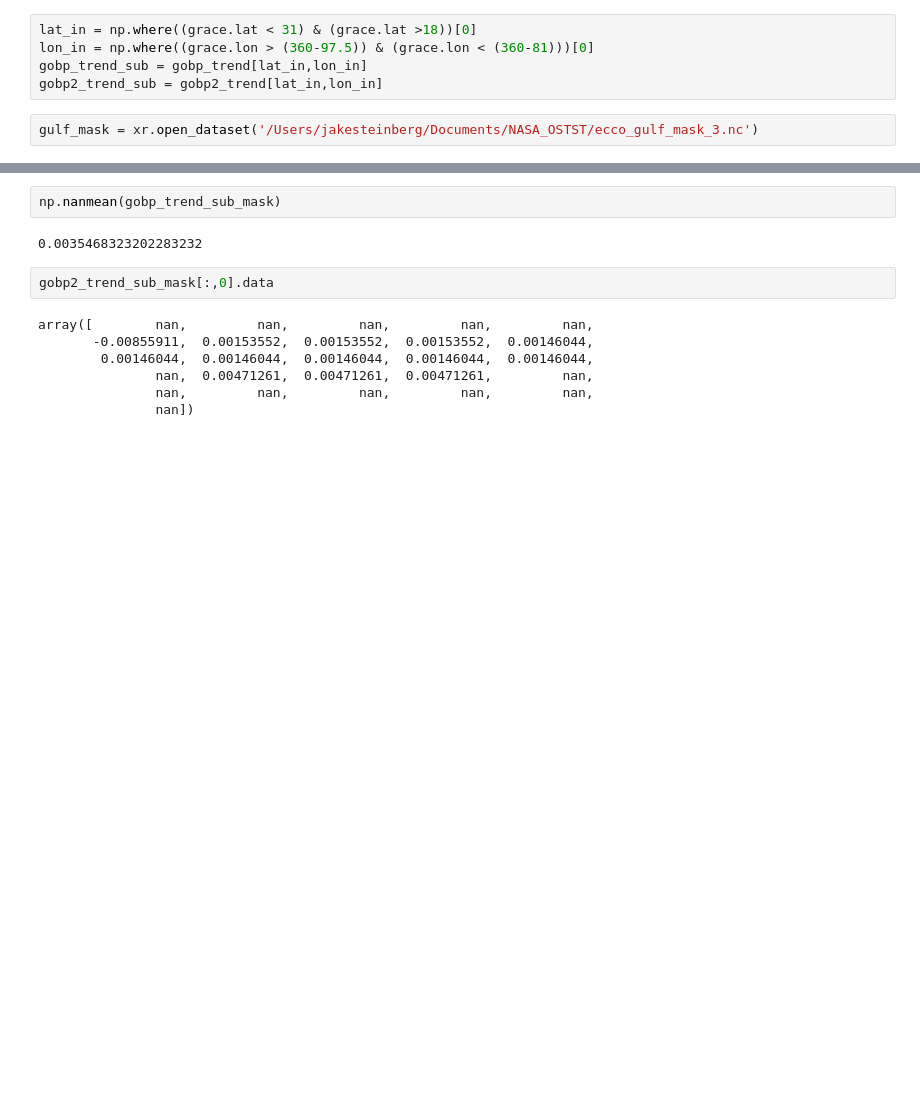
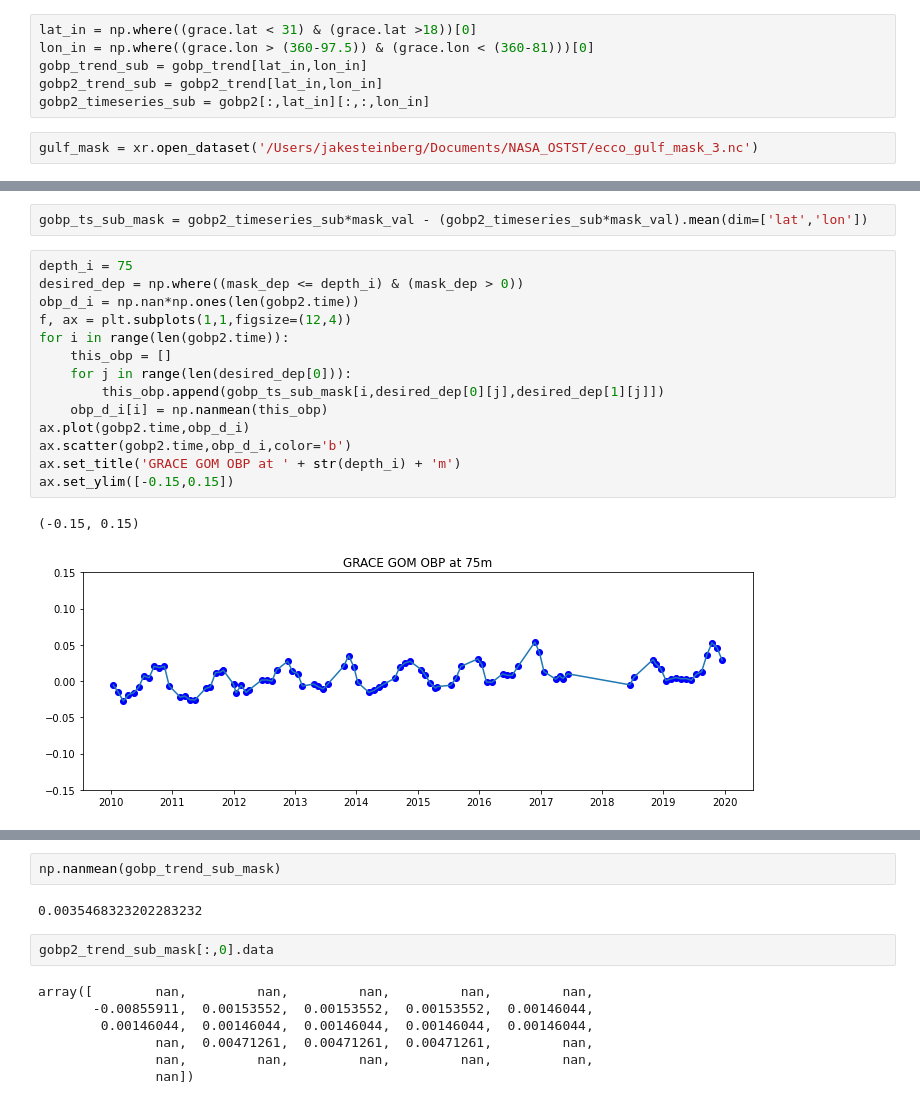
Before and after one commit to jakesteinberg/nasa_ostst, a Jupyter notebook: grace.ipynb, the cells around one changed output, grey strips where cells are left out. Cells and saved outputs as stored; diff of their text form; blank space fills up the shorter version.

Commit message:
code to analyze all times and compare pred/obs time series

```diff
--- a/grace.ipynb
+++ b/grace.ipynb
@@ -151,6 +155,7 @@ lat_in = np.where((grace.lat < 31) & (grace.lat >18))[0]
 lon_in = np.where((grace.lon > (360-97.5)) & (grace.lon < (360-81)))[0]
 gobp_trend_sub = gobp_trend[lat_in,lon_in]
 gobp2_trend_sub = gobp2_trend[lat_in,lon_in]
+gobp2_timeseries_sub = gobp2[:,lat_in][:,:,lon_in]
 # %%
 gulf_mask = xr.open_dataset('/Users/jakesteinberg/Documents/NASA_OSTST/ecco_gulf_mask_3.nc')
 # %%
@@ -184,3 +190,22 @@ ax.set_facecolor('#8FBC8F'); ax.set_xlim([lon_w, lon_e]); ax.set_ylim([lat_s, la
+# %%
+gobp_ts_sub_mask = gobp2_timeseries_sub*mask_val - (gobp2_timeseries_sub*mask_val).mean(dim=['lat','lon'])
+# %%
+depth_i = 75
+desired_dep = np.where((mask_dep <= depth_i) & (mask_dep > 0))
+obp_d_i = np.nan*np.ones(len(gobp2.time))
+f, ax = plt.subplots(1,1,figsize=(12,4))
+for i in range(len(gobp2.time)):
+    this_obp = []
+    for j in range(len(desired_dep[0])):
+        this_obp.append(gobp_ts_sub_mask[i,desired_dep[0][j],desired_dep[1][j]])
+    obp_d_i[i] = np.nanmean(this_obp)
+ax.plot(gobp2.time,obp_d_i)
+ax.scatter(gobp2.time,obp_d_i,color='b')
+ax.set_title('GRACE GOM OBP at ' + str(depth_i) + 'm')
+ax.set_ylim([-0.15,0.15])
+# %% [output]
+(-0.15, 0.15)
+[figure, added]
 # %%
 lon_w = -98; lon_e = -78;
 lat_s = 17; lat_n = 33;
```
Also changed, not shown: parts of 6 cells of this notebook, 3 other files.
